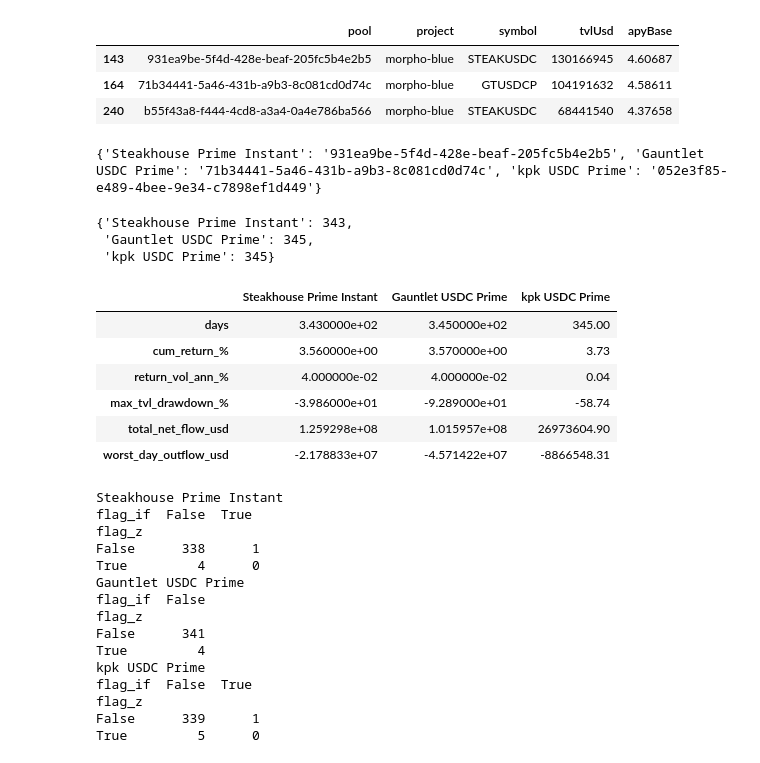
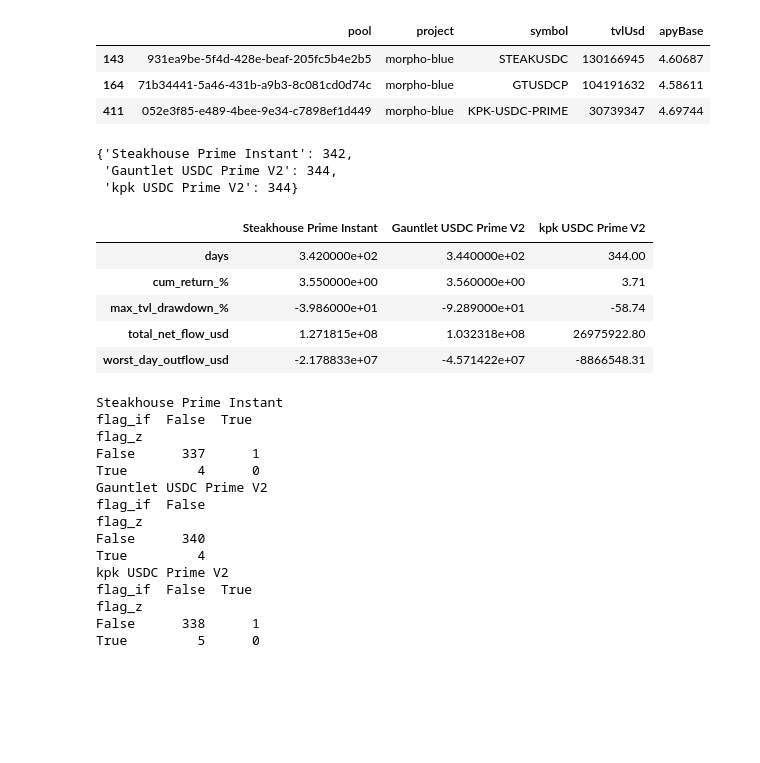
Before and after one commit to Onyinyenwakozor/erc4626_vault_flows, a Jupyter notebook: erc4626_vault_flows.ipynb, the cells around one changed output. Cells and saved outputs as stored; diff of their text form; code cells hidden in the pictures; blank space fills up the shorter version.

Commit message:
Add on-chain check, fix end date

```diff
--- a/erc4626_vault_flows.ipynb
+++ b/erc4626_vault_flows.ipynb
@@ -8,32 +9,27 @@ from sklearn.ensemble import IsolationForest
-# %%
-pools = pd.DataFrame(requests.get("https://yields.llama.fi/pools", timeout=60).json()["data"])
-
-NAMES = {"morpho-blue": "Morpho", "yearn-finance": "Yearn", "euler-v2": "Euler"}
-
-cands = pools[
-    (pools.chain == "Ethereum")
-    & (pools.project.isin(NAMES.keys()))
-    & (pools.symbol.str.contains("USDC"))
-    & (pools.tvlUsd > 1_000_000)
-    & (pools.apyBase > 0)                      # skip vaults with no base yield
-].sort_values("tvlUsd", ascending=False)
-
-# top 3 per protocol, to see the options
-display(cands.groupby("project").head(3)[["pool", "project", "symbol", "tvlUsd", "apyBase"]])
-
-VAULTS = {
-    "Steakhouse Prime Instant": "931ea9be-5f4d-428e-beaf-205fc5b4e2b5",
-    "Gauntlet USDC Prime": "71b34441-5a46-431b-a9b3-8c081cd0d74c",
-    "kpk USDC Prime": "052e3f85-e489-4bee-9e34-c7898ef1d449",
-}
-print(VAULTS)
-# %% [output]
-|  | pool | project | symbol | tvlUsd | apyBase |
-| 143 | 931ea9be-5f4d-428e-beaf-205fc5b4e2b5 | morpho-blue | STEAKUSDC | 130166945 | 4.60687 |
-| 164 | 71b34441-5a46-431b-a9b3-8c081cd0d74c | morpho-blue | GTUSDCP | 104191632 | 4.58611 |
-| 240 | b55f43a8-f444-4cd8-a3a4-0a4e786ba566 | morpho-blue | STEAKUSDC | 68441540 | 4.37658 |
-{'Steakhouse Prime Instant': '931ea9be-5f4d-428e-beaf-205fc5b4e2b5', 'Gauntlet USDC Prime': '71b34441-5a46-431b-a9b3-8c081cd0d74c', 'kpk USDC Prime': '052e3f85-e489-4bee-9e34-c7898ef1d449'}
+# %%
+pools = pd.DataFrame(requests.get("https://yields.llama.fi/pools", timeout=60).json()["data"])
+
+# Yearn and Euler had no Ethereum USDC vault above $1m TVL, so the sample is
+# three Morpho Vault V2 USDC vaults run by different curators.
+VAULTS = {
+    "Steakhouse Prime Instant": "931ea9be-5f4d-428e-beaf-205fc5b4e2b5",
+    "Gauntlet USDC Prime V2": "71b34441-5a46-431b-a9b3-8c081cd0d74c",
+    "kpk USDC Prime V2": "052e3f85-e489-4bee-9e34-c7898ef1d449",
+}
+VAULT_ADDR = {
+    "Steakhouse Prime Instant": "0xbeef088055857739C12CD3765F20b7679Def0f51",
+    "Gauntlet USDC Prime V2": "0x8c106eedad96553e64287a5a6839c3cc78afa3d0",
+    "kpk USDC Prime V2": "0x4ef53d2caa51c447fdfeeedee8f07fd1962c9ee6",
+}
+pools[pools.pool.isin(VAULTS.values())][["pool", "project", "symbol", "tvlUsd", "apyBase"]]
+# %% [output]
+|  | pool | project | symbol | tvlUsd | apyBase |
+| 143 | 931ea9be-5f4d-428e-beaf-205fc5b4e2b5 | morpho-blue | STEAKUSDC | 130166945 | 4.60687 |
+| 164 | 71b34441-5a46-431b-a9b3-8c081cd0d74c | morpho-blue | GTUSDCP | 104191632 | 4.58611 |
+| 411 | 052e3f85-e489-4bee-9e34-c7898ef1d449 | morpho-blue | KPK-USDC-PRIME | 30739347 | 4.69744 |
 # %%
+END = "2026-11-10"   # fixed end date so results don't change on rerun
+
 def get_chart(pool_id):
     resp = requests.get(f"https://yields.llama.fi/chart/{pool_id}", timeout=60).json()
     if not isinstance(resp.get("data"), list):
@@ -41,14 +37,14 @@ def get_chart(pool_id):
     df = pd.DataFrame(resp["data"])
     df["date"] = pd.to_datetime(df["timestamp"], utc=True).dt.tz_convert(None).dt.normalize()
     df = df.groupby("date").last()[["tvlUsd", "apy", "apyBase", "apyReward"]]
-    return df.asfreq("D")   # missing days become NaN, never forward filled
+    return df.asfreq("D").loc[:END] # missing days become NaN, never forward filled
 
 raw = {name: get_chart(pid) for name, pid in VAULTS.items()}
 {name: len(df) for name, df in raw.items()}   # days of history per vault
 # %% [output]
-{'Steakhouse Prime Instant': 343,
- 'Gauntlet USDC Prime': 345,
- 'kpk USDC Prime': 345}
+{'Steakhouse Prime Instant': 342,
+ 'Gauntlet USDC Prime V2': 344,
+ 'kpk USDC Prime V2': 344}
 # %%
 def build(df):
     d = df.copy()
@@ -63,23 +59,21 @@ out = {name: build(df) for name, df in raw.items()}
 # %%
 def summary(d):
     tvl = d["tvlUsd"]
     return pd.Series({
         "days": d["r"].notna().sum(),
         "cum_return_%": d["cum_return"].iloc[-1] * 100,
-        "return_vol_ann_%": d["r"].std() * np.sqrt(365) * 100,
         "max_tvl_drawdown_%": (tvl / tvl.cummax() - 1).min() * 100,
         "total_net_flow_usd": d["net_flow"].sum(),
         "worst_day_outflow_usd": d["net_flow"].min(),
     })
 
 pd.DataFrame({name: summary(d) for name, d in out.items()}).round(2)
 # %% [output]
-|  | Steakhouse Prime Instant | Gauntlet USDC Prime | kpk USDC Prime |
-| days | 3.430000e+02 | 3.450000e+02 | 345.00 |
-| cum_return_% | 3.560000e+00 | 3.570000e+00 | 3.73 |
-| return_vol_ann_% | 4.000000e-02 | 4.000000e-02 | 0.04 |
+|  | Steakhouse Prime Instant | Gauntlet USDC Prime V2 | kpk USDC Prime V2 |
+| days | 3.420000e+02 | 3.440000e+02 | 344.00 |
+| cum_return_% | 3.550000e+00 | 3.560000e+00 | 3.71 |
 | max_tvl_drawdown_% | -3.986000e+01 | -9.289000e+01 | -58.74 |
-| total_net_flow_usd | 1.259298e+08 | 1.015957e+08 | 26973604.90 |
+| total_net_flow_usd | 1.271815e+08 | 1.032318e+08 | 26975922.80 |
 | worst_day_outflow_usd | -2.178833e+07 | -4.571422e+07 | -8866548.31 |
 # %%
 def zscore_flag(d, window=30):
@@ -107,17 +101,17 @@ for name in out:
 Steakhouse Prime Instant
 flag_if  False  True
 flag_z
-False      338      1
+False      337      1
 True         4      0
-Gauntlet USDC Prime
+Gauntlet USDC Prime V2
 flag_if  False
 flag_z
-False      341
+False      340
 True         4
-kpk USDC Prime
+kpk USDC Prime V2
 flag_if  False  True
 flag_z
-False      339      1
+False      338      1
 True         5      0
 # %%
 def plot(name, d):
```
Also changed, not shown: parts of 5 cells of this notebook.
